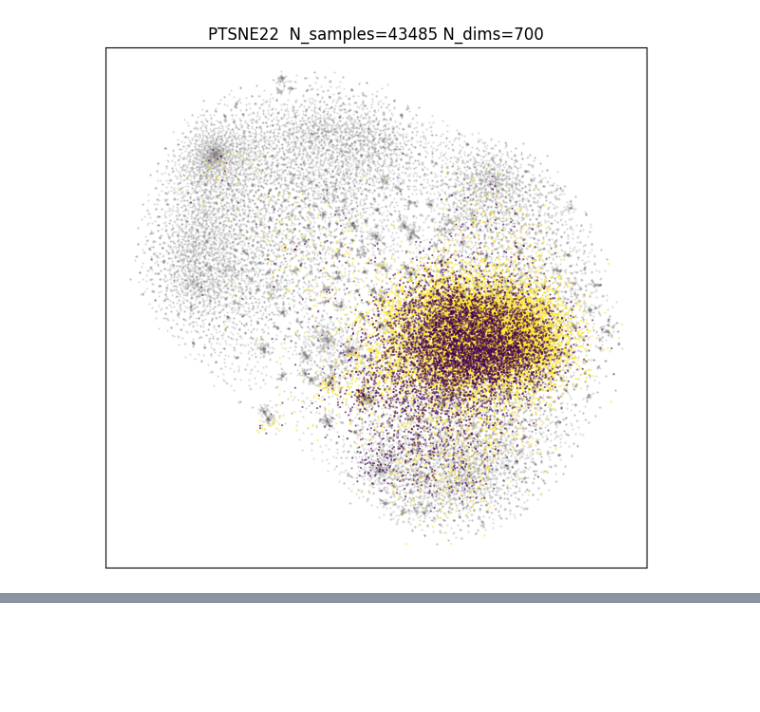
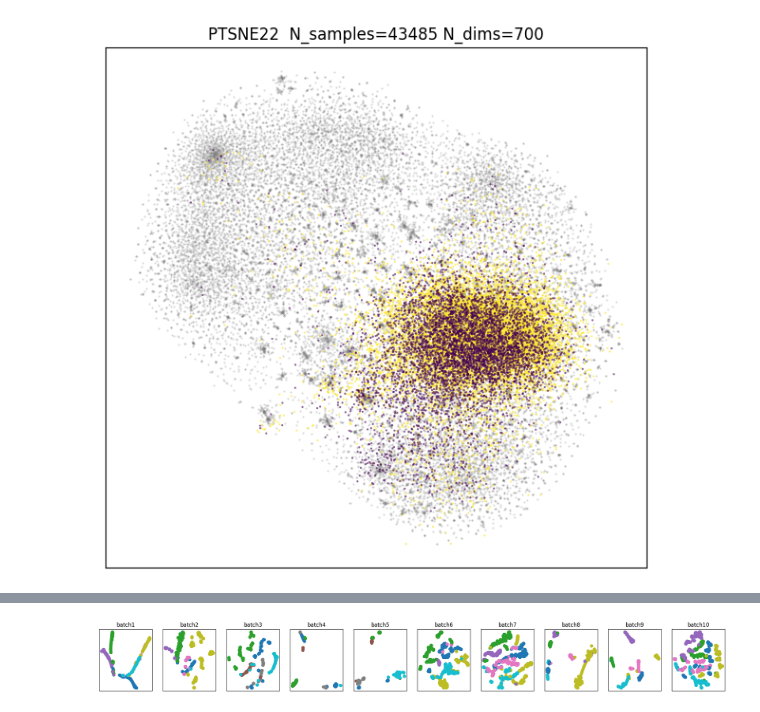
Before and after one commit to Kpure1000/OOS-DR-Benchmark, a Jupyter notebook: gen_truth.ipynb, the cells around one changed output, grey strips where cells are left out. Drawn from its saved outputs; the diff is of its cells as text; code cells hidden in the pictures; blank space fills up the shorter version.

```diff
--- a/gen_truth.ipynb
+++ b/gen_truth.ipynb
@@ -748,0 +870,26 @@ fig.savefig('imgs/imdb-all-ptsne22.png', dpi=500)
+# %%
+import h5py as h5
+import pandas as pd
+import numpy as np
+
+for i in range(1, 11):
+    df = pd.read_csv(f'org_datasets/sensor/batch{i}.dat', sep=' ', header=None)
+    df.loc[:][0]
+    indices = df.loc[:][0]
+    label=[]
+    for idx in indices:
+        label.append(int(idx.split(';')[0]))
+    label=np.array(label)
+
+    values = df.loc[:].values[:,1:-1]
+    X=[]
+    for value in values:
+        x = []
+        for v in value:
+            x.append(float(v.split(':')[1]))
+        X.append(np.array(x))
+    X=np.array(X)
+    print('batch:', i, 'n_label:', np.unique(label).shape[0], 'shape:', X.shape)
+    with h5.File(f'org_datasets/sensor/batch{i}.h5', 'w') as f:
+        f.create_dataset('X', data=X)
+        f.create_dataset('y', data=label)
@@ -748,0 +907,21 @@ fig.savefig('imgs/imdb-all-ptsne22.png', dpi=500)
+# %%
+from sklearn.decomposition import PCA
+from sklearn.manifold import TSNE
+import matplotlib.pyplot as plt
+
+fig, ax = plt.subplots(1, 10, figsize=(10*2.5, 2.5))
+
+for i in range(0, 10):
+    with h5.File(f'org_datasets/sensor/batch{i+1}.h5', 'r') as f:
+        X = f['X'][:]
+        y = f['y'][:]
+        dr = TSNE(n_components=2)
+        proj = dr.fit_transform(X)
+        ax[i].scatter(proj[:, 0], proj[:, 1], c=y, cmap='tab10')
+        ax[i].set_title(f'batch{i+1}')
+        ax[i].set_xticks([])
+        ax[i].set_yticks([])
+
+plt.show()
+# %% [output]
+[figure, added]
```
Also changed, not shown: parts of 11 cells of this notebook, 4 other files.
